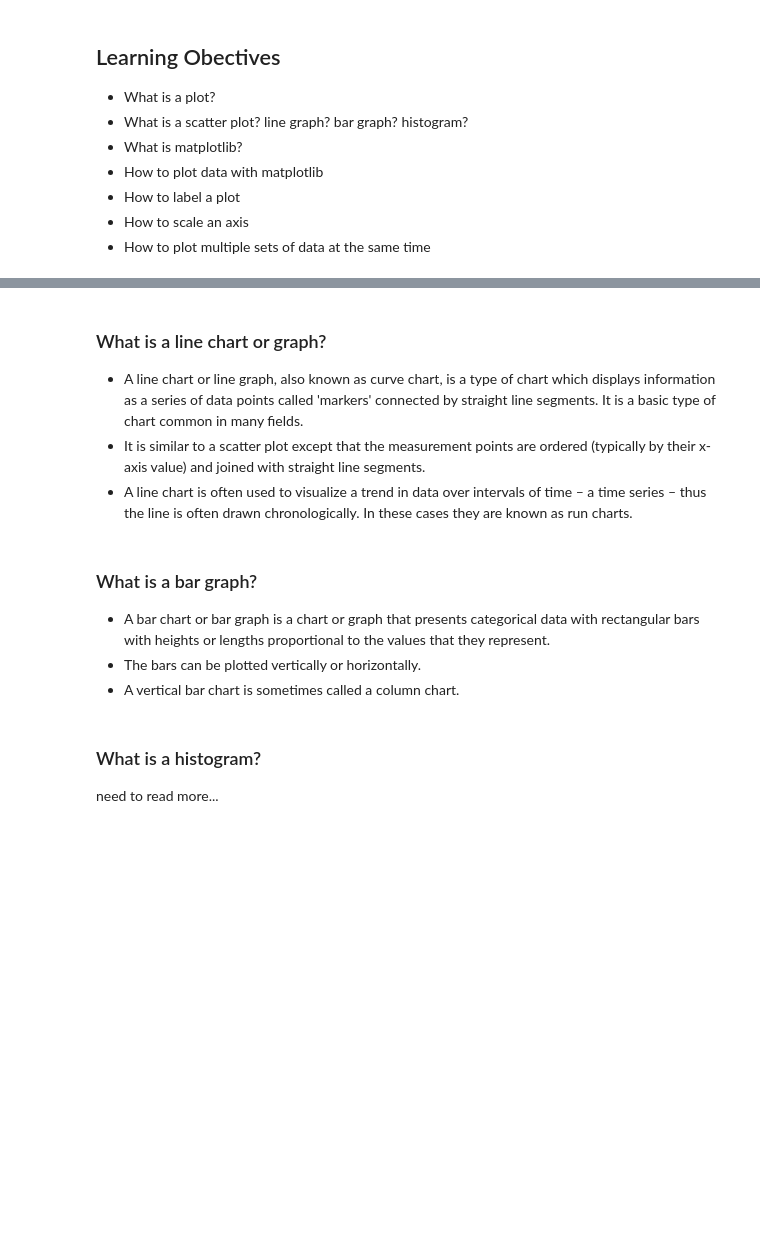
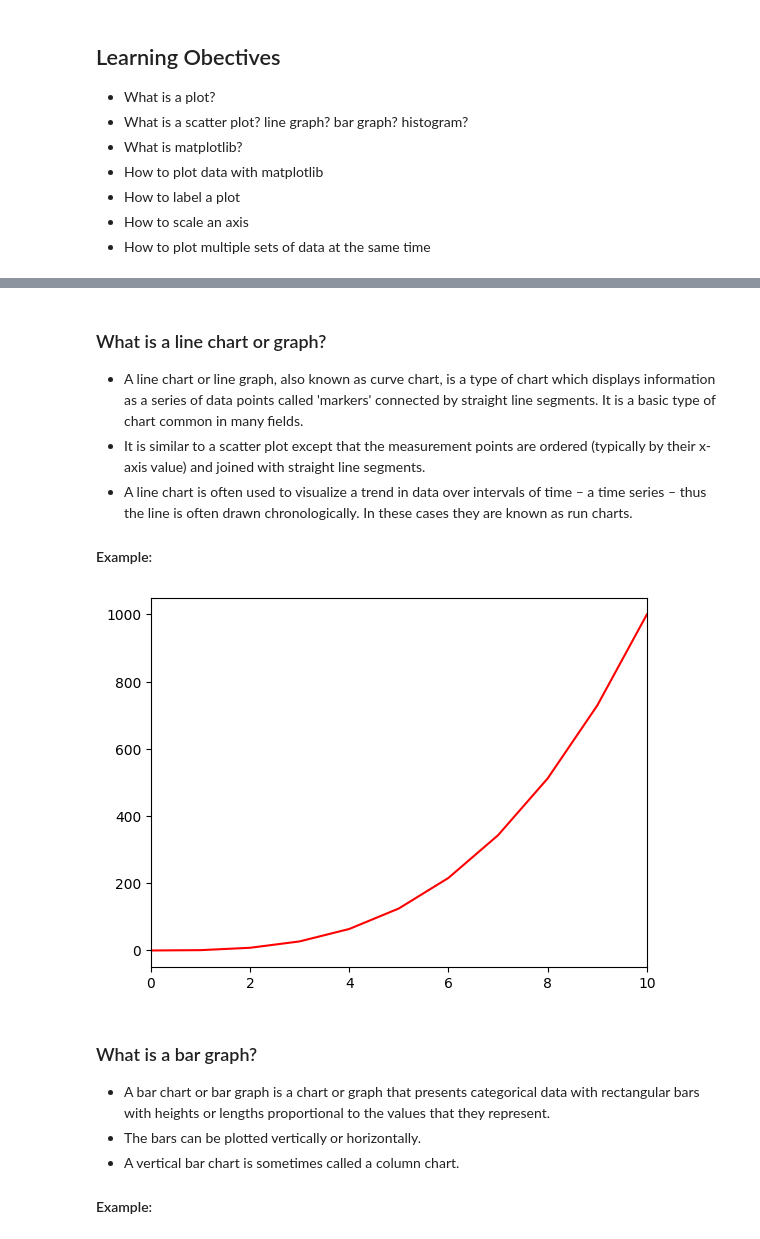
Before and after one commit to rvegarodz/holbertonschool-machine_learning, a Jupyter notebook: machinelearning-notes/plotting.ipynb, the cells around one changed output, grey strips where cells are left out. Cells and saved outputs as stored; diff of their text form; code cells hidden in the pictures; blank space fills up the shorter version.

```diff
--- a/machinelearning-notes/plotting.ipynb
+++ b/machinelearning-notes/plotting.ipynb
@@ -25,12 +50,26 @@ A plot is a graphical technique for representing a data set, usually as a graph
 - A line chart or line graph, also known as curve chart, is a type of chart which displays information as a series of data points called 'markers' connected by straight line segments. It is a basic type of chart common in many fields.
 - It is similar to a scatter plot except that the measurement points are ordered (typically by their x-axis value) and joined with straight line segments.
 - A line chart is often used to visualize a trend in data over intervals of time – a time series – thus the line is often drawn chronologically. In these cases they are known as run charts.
+
+#### Example:
+# %%
+# Data Set
+y = np.arange(0, 11) ** 3
+
+# Plot graph
+plt.plot(y, color='red')
+
+# Set the range of x-axis
+plt.xlim(0, 10)
+
+# Display plot
+plt.show()
+# %% [output]
+[figure, added]
 # %% [markdown]
 ### What is a bar graph?
 - A bar chart or bar graph is a chart or graph that presents categorical data with rectangular bars with heights or lengths proportional to the values that they represent.
 - The bars can be plotted vertically or horizontally.
 - A vertical bar chart is sometimes called a column chart.
+
+#### Example:
-# %% [markdown]
-### What is a histogram?
-
-need to read more...
```
Also changed, not shown: parts of 7 cells of this notebook.
